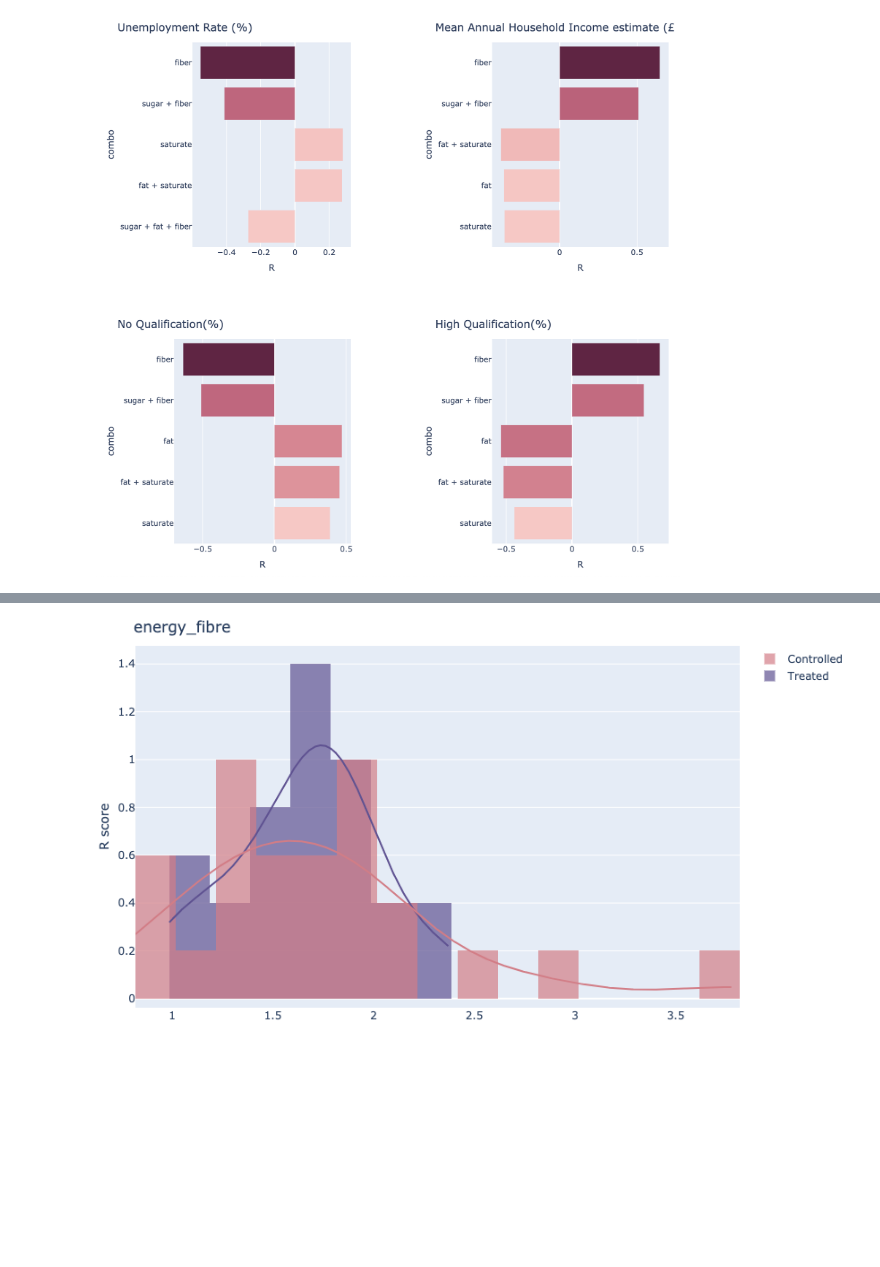
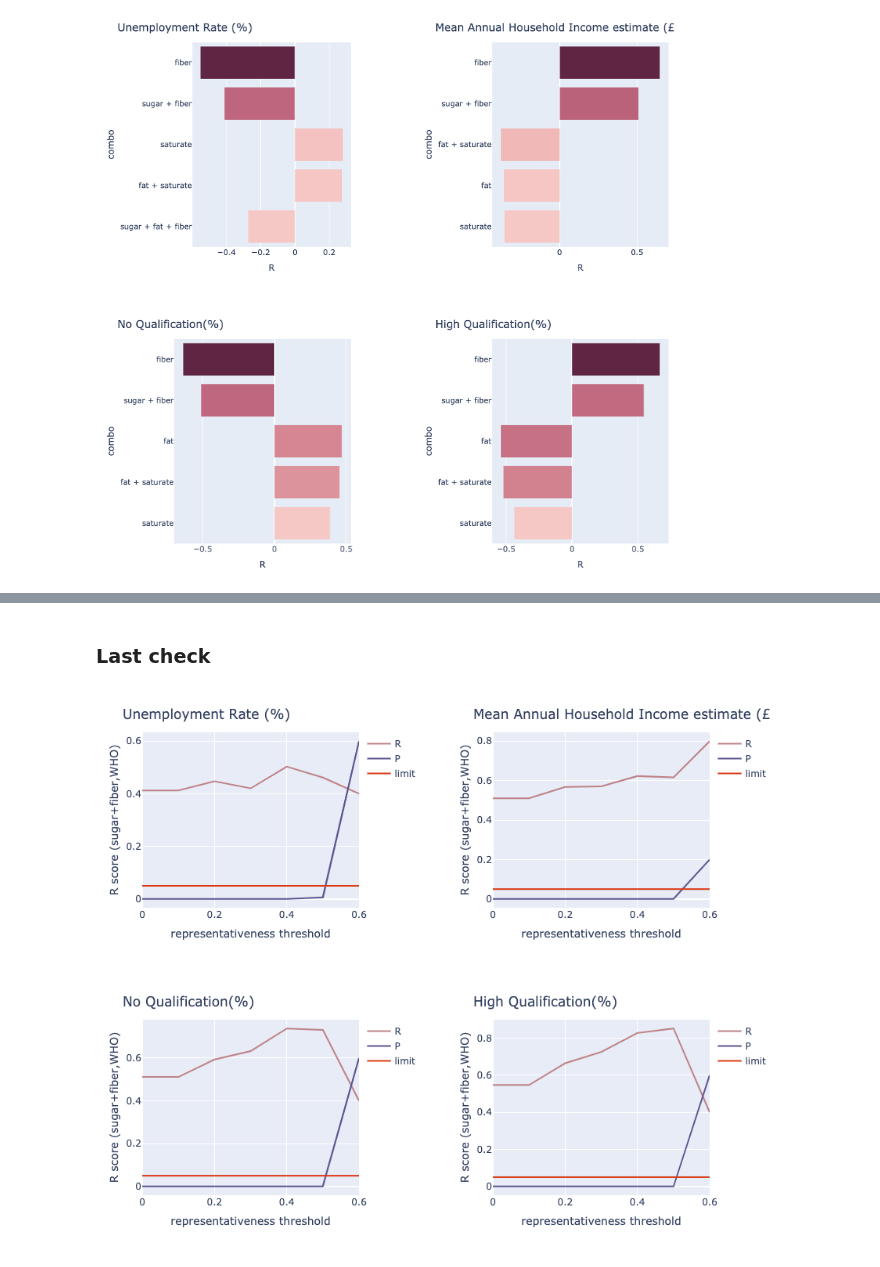
Before and after one commit to epfl-ada/ada-2020-project-milestone-p3-p3_datak, a Jupyter notebook: Milestone_p4.ipynb, the cells around one changed output, grey strips where cells are left out. Cells and saved outputs as stored; diff of their text form; code cells hidden in the pictures; blank space fills up the shorter version.

```diff
--- a/Milestone_p4.ipynb
+++ b/Milestone_p4.ipynb
@@ -648,23 +480,54 @@ strong multicollinearity or other numerical problems.
-# %%
-import plotly.figure_factory as ff
-import numpy as np
-
-
-# Group data together
-hist_data = [df_treated.energy_alcohol, df_control.energy_alcohol]
-colors = ["#5f5291","#d27d86"]
-group_labels = ['Treated', 'Controlled']
-
-# Create distplot with custom bin_size
-fig = ff.create_distplot(hist_data, group_labels, bin_size=.2, colors=colors, show_rug=False,curve_type='kde')
-fig.update_layout(title_text=j,
-                  margin=dict(
-                            l=0,
-                            r=0,
-                            b=0,
-                            t=30,
-                            pad=0))
-fig.update_yaxes(title_text='R score')
-fig.show()
-# %% [output]
-[figure, removed]
+# %% [markdown]
+### Last check
+# %%
+#we do a last check that our correlation is correct, let's choose the fiber+sugar score
+average_score = 1/2 * (df_rp.sugar_omsScore + df_rp.fibre_omsScore)
+average_score.describe()
+
+
+id_indicators=['Unemployment Rate (%)','Mean Annual Household Income estimate (£)','No Qualification(%)','High Qualification(%)']
+fac = ['Un','Mean','No','High']
+x = np.arange(0, 1, 0.1)
+R, P = [], []
+
+R_Unemployment, P_Unemployment = [], []
+R_HouseholdIncome, P_HouseholdIncome = [], []
+R_NoQualification, P_NoQualification = [], []
+R_HighQualification, P_HighQualification = [], []
+
+resultsR = [R_Unemployment,R_HouseholdIncome,R_NoQualification,R_HighQualification]
+resultsP = [P_Unemployment,P_HouseholdIncome,P_NoQualification,P_HighQualification]
+line = []
+
+#checking the score with a representativeness threshold
+for rep in x :
+    filtered = df_rp['representativeness_norm'] < rep
+    new_df = df_rp.loc[~filtered]
+    line.append(0.05)
+    for i,name in enumerate(id_indicators):
+
+        [r,p] = stats.spearmanr(new_df[name], average_score.loc[~filtered],nan_policy='omit')
+        resultsR[i].append(abs(r))
+        resultsP[i].append(p)
+
+#plotting
+for i,name in enumerate(id_indicators):
+    df = pd.DataFrame({'R': resultsR[i],
+                       'P': resultsP[i],
+                        'limit': line})
+    if plotlyCompute:
+        fig = px.line(df, x=np.arange(0, 1, 0.1),y=['R','P','limit'],width=400, height=300, color_discrete_sequence=["#d27d86",'#5f5291','red'])
+        fig.update_layout(title_text=name,
+                        margin=dict(l=0, r=0, t=35, b=0),
+                        legend_title_text=''
+        )
+        fig.update_xaxes(range=[0, 0.6])
+        fig.update_xaxes(title="representativeness threshold")
+        fig.update_yaxes(title="R score (sugar+fiber,WHO)")
+        #fig.write_html('thres'+fac[i]+'.html')
+        fig.show()
+
+if not plotlyCompute:
+    display(Image(filename='images/last.png'))
+# %% [output]
+[figure, added]
```
Also changed, not shown: parts of 7 cells of this notebook, 3 other files.
